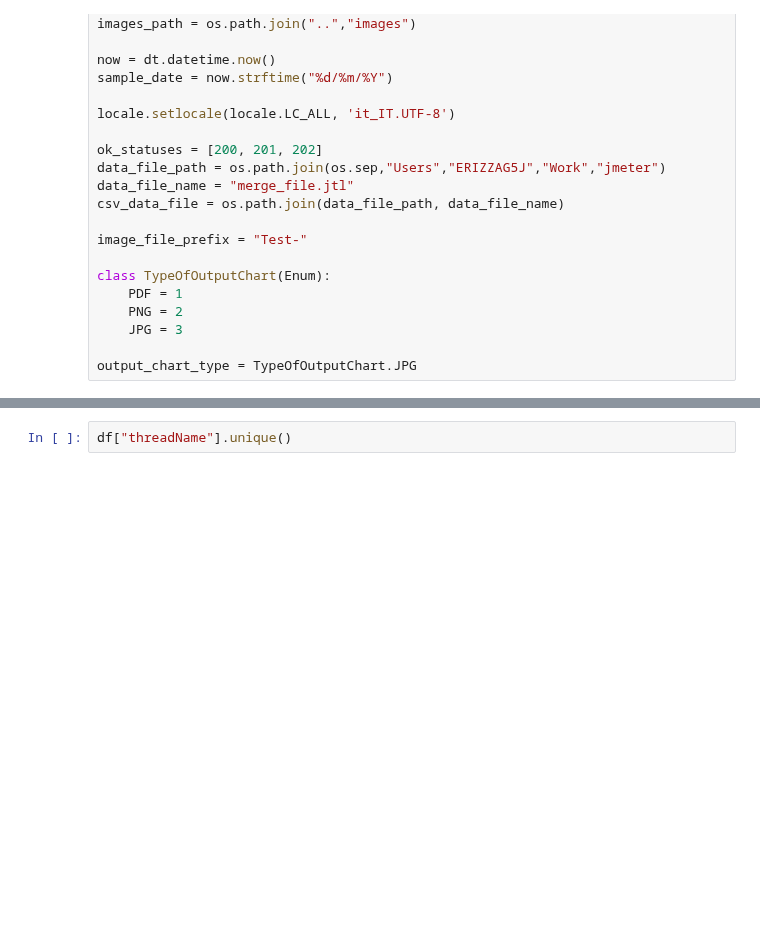
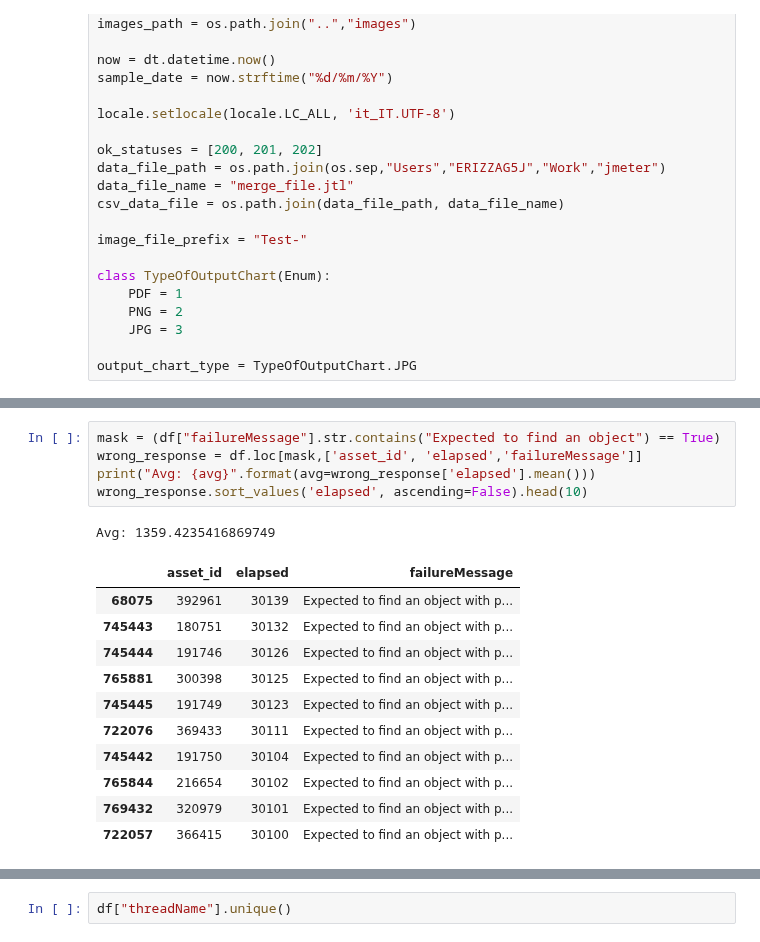
Before and after one commit to p-giovanni/JMeter_report, a Jupyter notebook: notebook/JMeter_JTL_analisys.ipynb, the cells around one changed output, grey strips where cells are left out. Saved outputs shown, nothing was run; the diff lists cells and outputs as text; blank space fills up the shorter version.

```diff
--- a/notebook/JMeter_JTL_analisys.ipynb
+++ b/notebook/JMeter_JTL_analisys.ipynb
@@ -106,3 +111,21 @@ unacceptable_elapsed.sort_values('elapsed', ascending=False).head(10)
+# %%
+mask = (df["failureMessage"].str.contains("Expected to find an object") == True)
+wrong_response = df.loc[mask,['asset_id', 'elapsed','failureMessage']]
+print("Avg: {avg}".format(avg=wrong_response['elapsed'].mean()))
+wrong_response.sort_values('elapsed', ascending=False).head(10)
+# %% [output]
+Avg: 1359.4235416869749
+|  | asset_id | elapsed | failureMessage |
+| 68075 | 392961 | 30139 | Expected to find an object with p... |
+| 745443 | 180751 | 30132 | Expected to find an object with p... |
+| 745444 | 191746 | 30126 | Expected to find an object with p... |
+| 765881 | 300398 | 30125 | Expected to find an object with p... |
+| 745445 | 191749 | 30123 | Expected to find an object with p... |
+| 722076 | 369433 | 30111 | Expected to find an object with p... |
+| 745442 | 191750 | 30104 | Expected to find an object with p... |
+| 765844 | 216654 | 30102 | Expected to find an object with p... |
+| 769432 | 320979 | 30101 | Expected to find an object with p... |
+| 722057 | 366415 | 30100 | Expected to find an object with p... |
 # %%
 # --------------------------------------------------------------
 # CONFIG SECTION
```
Also changed, not shown: parts of 5 cells of this notebook, 1 other file.
